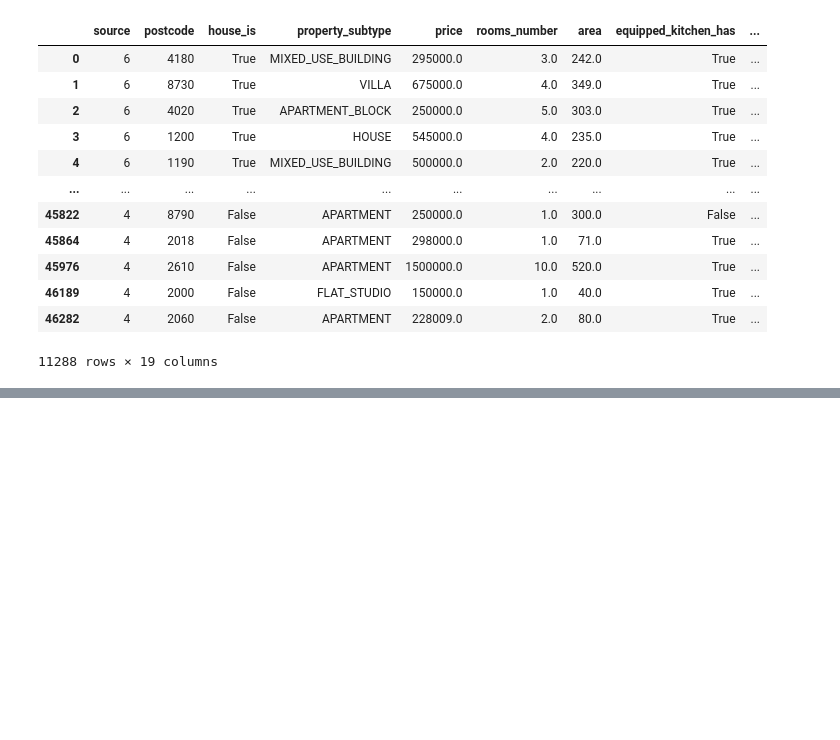
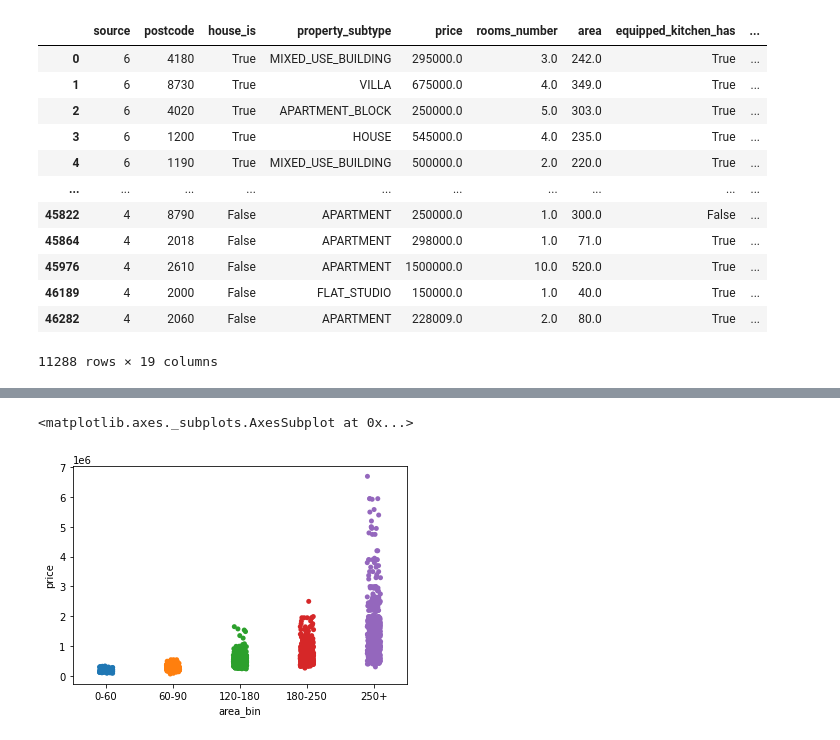
Before and after one commit to FrancescoMariottini/residential-real-estate-analysis, a Jupyter notebook: visualization.ipynb, the cells around one changed output, grey strips where cells are left out. Drawn from its saved outputs; the diff is of its cells as text; code cells hidden in the pictures; blank space fills up the shorter version.

```diff
--- a/visualization.ipynb
+++ b/visualization.ipynb
@@ -33,0 +83,3 @@ plt.show()
+# %%
+sdc_df_b = sdc_df[sdc_df.region=='B']
+sdc_df_b
@@ -33,0 +139,5 @@ plt.show()
+# %%
+sns.stripplot(x='area_bin', y='price', data=sdc_df_b)
+# %% [output]
+<matplotlib.axes._subplots.AxesSubplot at 0x...>
+[figure, added]
```
Also changed, not shown: parts of 36 cells of this notebook, 6 other files.
